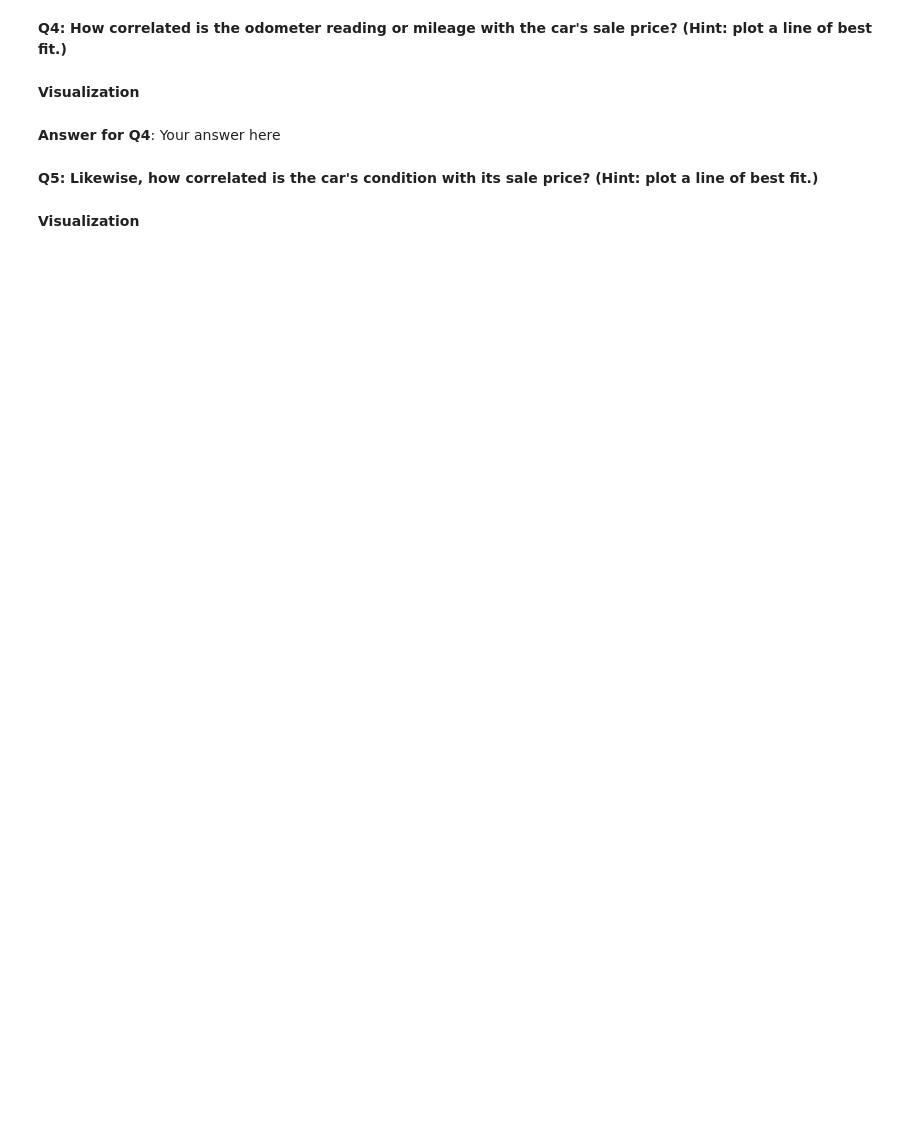
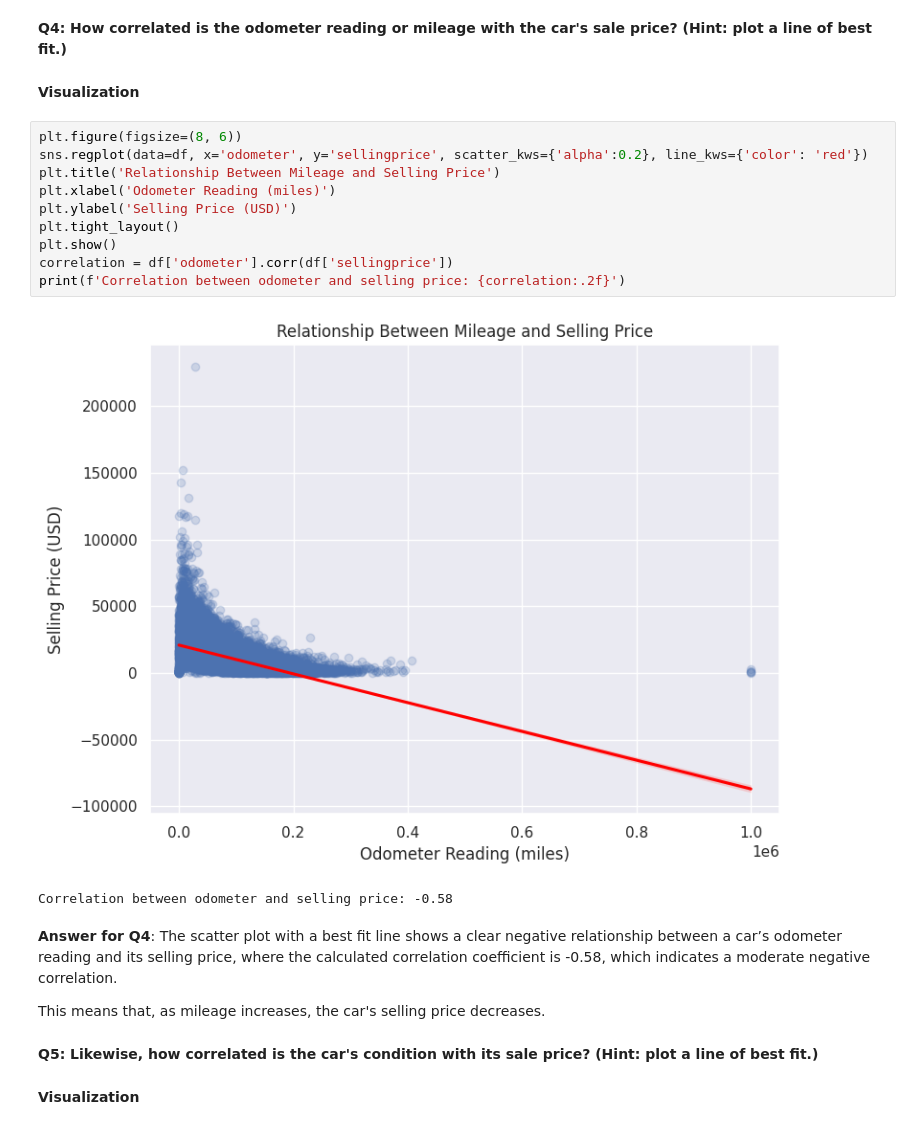
Before and after one commit to Michael-O-Sky/DataMining-Summer, a Jupyter notebook: Regression_Mini_Project.ipynb, the cells around one changed output. Cells and saved outputs as stored; diff of their text form; blank space fills up the shorter version.

```diff
--- a/Regression_Mini_Project.ipynb
+++ b/Regression_Mini_Project.ipynb
@@ -123,8 +307,24 @@ plt.tight_layout()
 **Q4: How correlated is the odometer reading or mileage with the car's sale price? (Hint: plot a line of best fit.)**
 # %% [markdown]
 **Visualization**
-# %% [markdown]
-**Answer for Q4**: Your answer here
+# %%
+plt.figure(figsize=(8, 6))
+sns.regplot(data=df, x='odometer', y='sellingprice', scatter_kws={'alpha':0.2}, line_kws={'color': 'red'})
+plt.title('Relationship Between Mileage and Selling Price')
+plt.xlabel('Odometer Reading (miles)')
+plt.ylabel('Selling Price (USD)')
+plt.tight_layout()
+plt.show()
+correlation = df['odometer'].corr(df['sellingprice'])
+print(f'Correlation between odometer and selling price: {correlation:.2f}')
+# %% [output]
+[figure, added]
+Correlation between odometer and selling price: -0.58
+# %% [markdown]
+**Answer for Q4**:
+The scatter plot with a best fit line shows a clear negative relationship between a car’s odometer reading and its selling price, where the calculated correlation coefficient is -0.58, which indicates a moderate negative correlation.
+
+This means that, as mileage increases, the car's selling price decreases.
 # %% [markdown]
 **Q5: Likewise, how correlated is the car's condition with its sale price? (Hint: plot a line of best fit.)**
 # %% [markdown]
```
Also changed, not shown: parts of 20 cells of this notebook.
